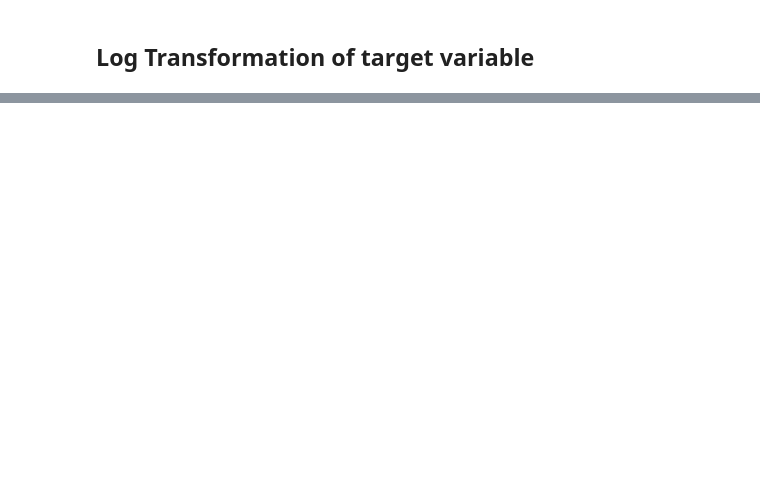
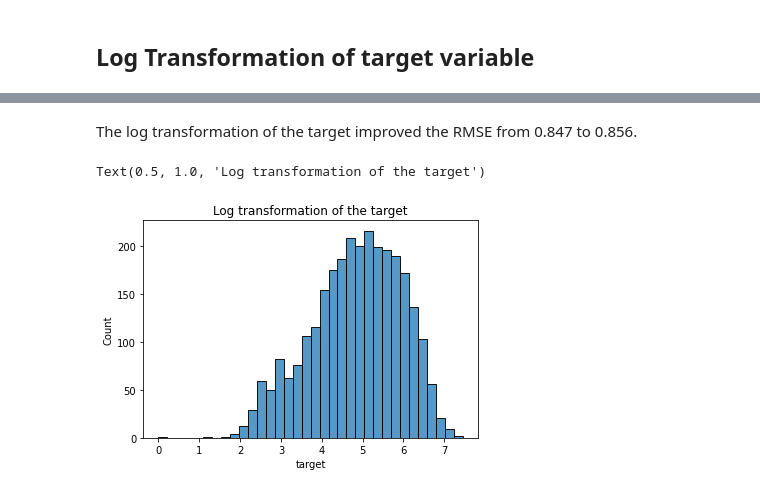
Before and after one commit to christine-berlin/Zindi_Data_female_households_RSA, a Jupyter notebook: models/random_forest_model.ipynb, the cells around one changed output, grey strips where cells are left out. Saved outputs shown, nothing was run; the diff lists cells and outputs as text; code cells hidden in the pictures; blank space fills up the shorter version.

```diff
--- a/models/random_forest_model.ipynb
+++ b/models/random_forest_model.ipynb
@@ -14,3 +25,6 @@ RSEED = 42
 df = pd.read_csv("../Train.csv")
+# %%
+# drop non numeric features
+df = df.drop(['ward','ADM4_PCODE'], axis=1)
 # %% [markdown]
 ## Random Forest Regression using all features except the non numeric ones, 'ward' and 'ADM4_PCODE'
@@ -146,12 +266,11 @@ sns.scatterplot(y_pred, residuals)
 # %%
 # target has one 0 value. for the log transform that row has to be removed from the data
 df.query('target==0').count().target
-df2 = df.drop(df[df['target'] == 0].index)
+df_zero = df.drop(df[df['target'] == 0].index)
 # %%
 # define X and y values
-X = df2[best_features]
-#df2.drop(['target', 'ward', 'ADM4_PCODE'], axis=1)
-y = np.log(df2["target"])
+X = df_zero[best_features]
+y = np.log(df_zero["target"])
 
 #train_test_split
 X_train, X_test, y_train, y_test = train_test_split(X, y, test_size=0.3, random_state=RSEED)
@@ -177,0 +323,8 @@ ax.plot();
+# %% [markdown]
+The log transformation of the target improved the RMSE from 0.847 to 0.856.
+# %%
+sns.histplot(y)
+plt.title('Log transformation of the target')
+# %% [output]
+Text(0.5, 1.0, 'Log transformation of the target')
+[figure, added]
```
Also changed, not shown: parts of 64 cells of this notebook, 1 other file.
